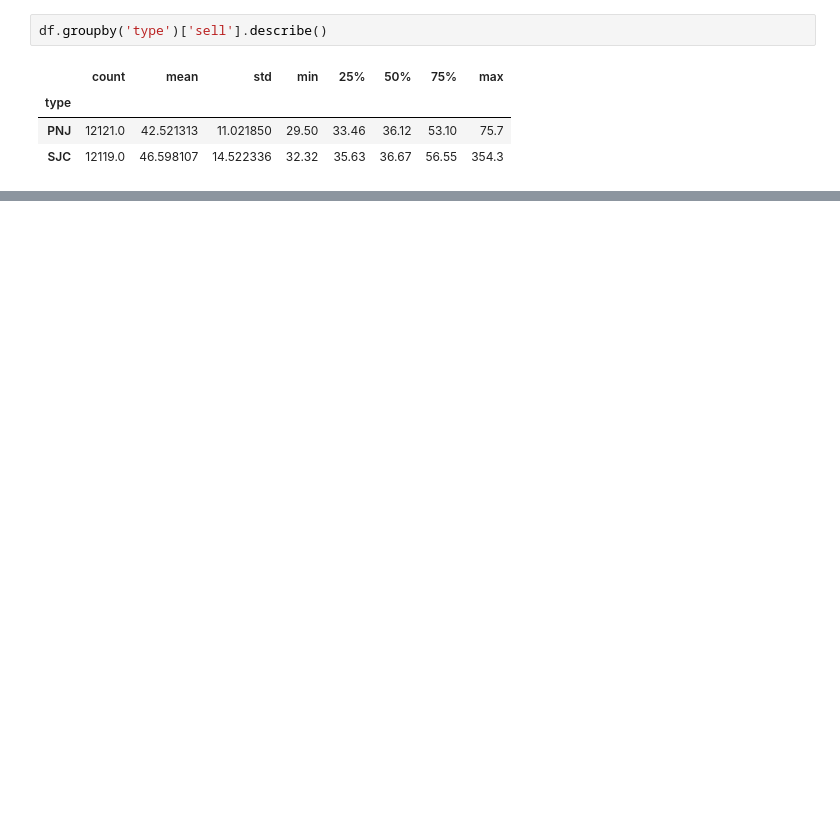
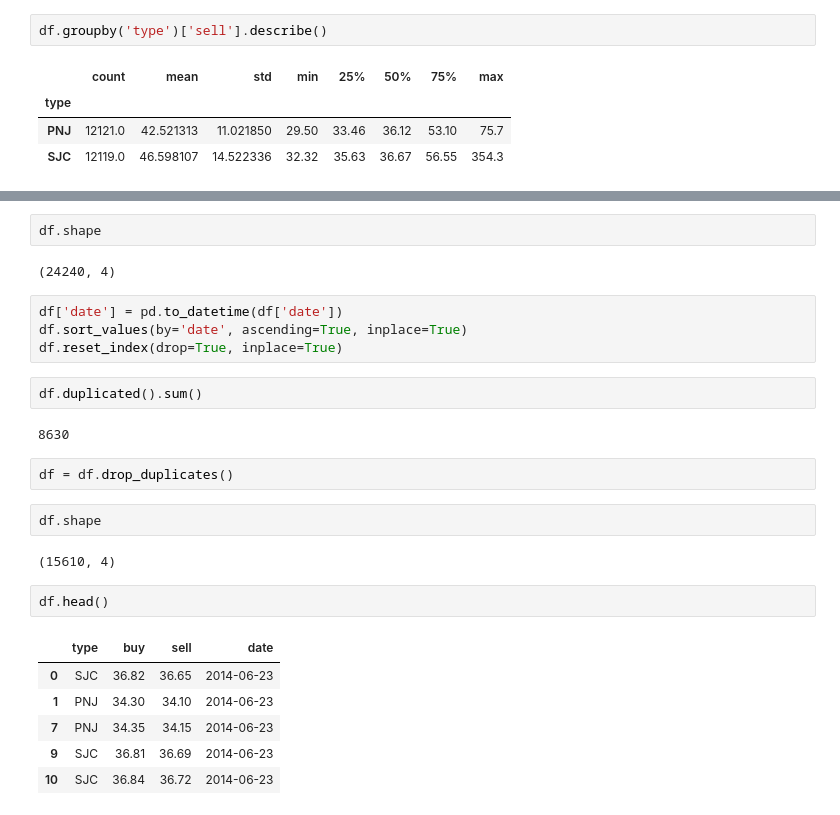
Before and after one commit to ady201group5AI18c/GoldPriceVN, a Jupyter notebook: process.ipynb, the cells around one changed output, grey strips where cells are left out. Drawn from its saved outputs; the diff is of its cells as text; blank space fills up the shorter version.

```diff
--- a/process.ipynb
+++ b/process.ipynb
@@ -19,0 +44,27 @@ df.groupby('type')['sell'].describe()
+# %%
+df.shape
+# %% [output]
+(24240, 4)
+# %%
+df['date'] = pd.to_datetime(df['date'])
+df.sort_values(by='date', ascending=True, inplace=True)
+df.reset_index(drop=True, inplace=True)
+# %%
+df.duplicated().sum()
+# %% [output]
+8630
+# %%
+df = df.drop_duplicates()
+# %%
+df.shape
+# %% [output]
+(15610, 4)
+# %%
+df.head()
+# %% [output]
+|  | type | buy | sell | date |
+| 0 | SJC | 36.82 | 36.65 | 2014-06-23 |
+| 1 | PNJ | 34.30 | 34.10 | 2014-06-23 |
+| 7 | PNJ | 34.35 | 34.15 | 2014-06-23 |
+| 9 | SJC | 36.81 | 36.69 | 2014-06-23 |
+| 10 | SJC | 36.84 | 36.72 | 2014-06-23 |
```
Also changed, not shown: parts of 9 cells of this notebook, 1 other file.
